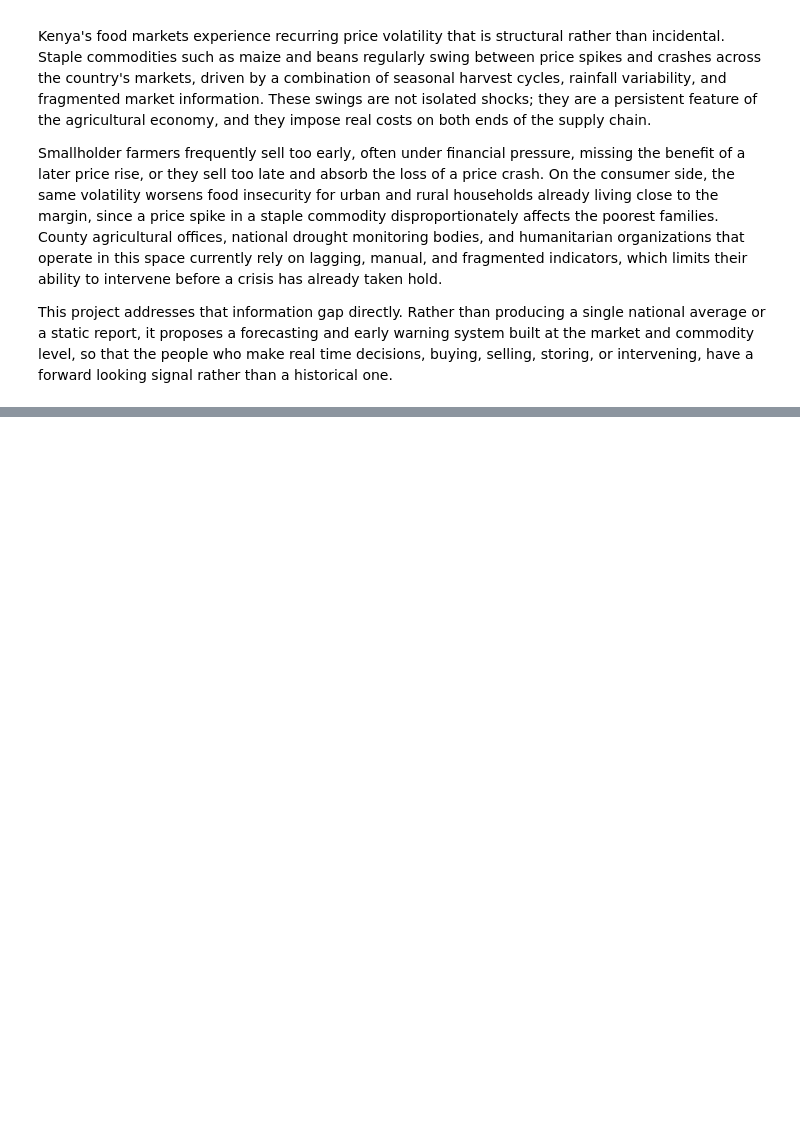
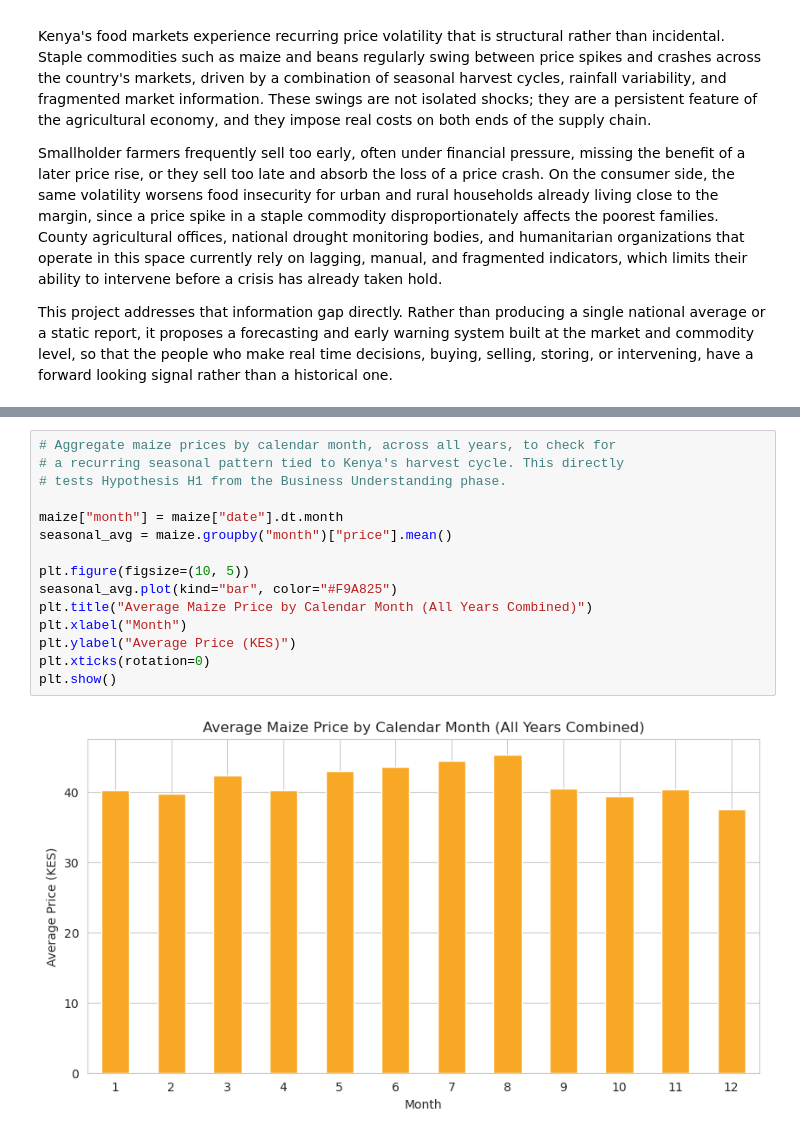
Before and after one commit to kevinkiplangat432/Predictive-Time-Series-Pipeline-using-a-Dual-Input-LSTM-and-Geospatial-Mapping, a Jupyter notebook: kenyan_food_prices.ipynb, the cells around one changed output, grey strips where cells are left out. Drawn from its saved outputs; the diff is of its cells as text; blank space fills up the shorter version.

```diff
--- a/kenyan_food_prices.ipynb
+++ b/kenyan_food_prices.ipynb
@@ -16,0 +316,17 @@ This project addresses that information gap directly. Rather than producing a si
+# %%
+# Aggregate maize prices by calendar month, across all years, to check for
+# a recurring seasonal pattern tied to Kenya's harvest cycle. This directly
+# tests Hypothesis H1 from the Business Understanding phase.
+
+maize["month"] = maize["date"].dt.month
+seasonal_avg = maize.groupby("month")["price"].mean()
+
+plt.figure(figsize=(10, 5))
+seasonal_avg.plot(kind="bar", color="#F9A825")
+plt.title("Average Maize Price by Calendar Month (All Years Combined)")
+plt.xlabel("Month")
+plt.ylabel("Average Price (KES)")
+plt.xticks(rotation=0)
+plt.show()
+# %% [output]
+[figure, added]
```
Also changed, not shown: parts of 30 cells of this notebook.
